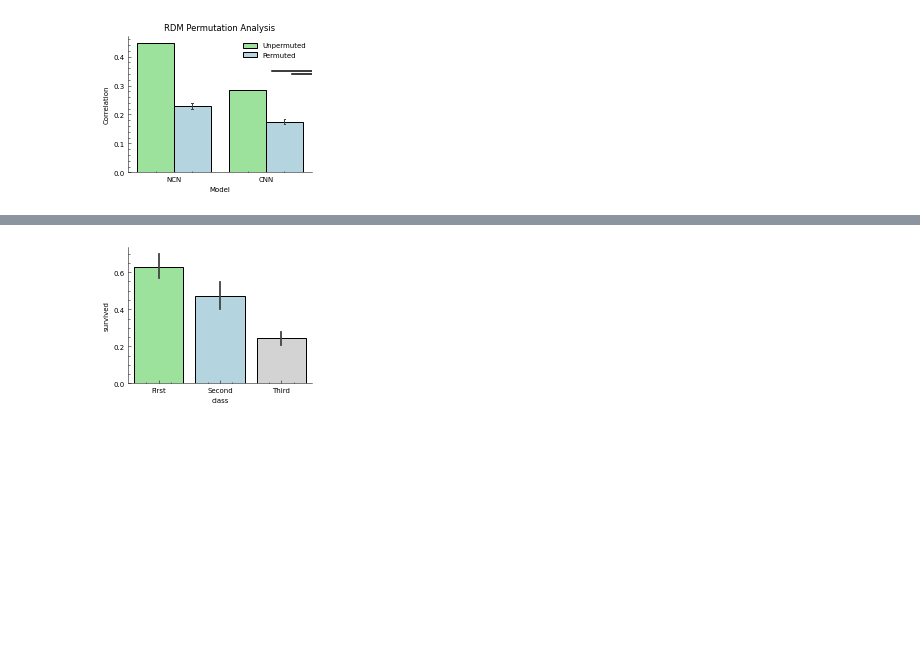
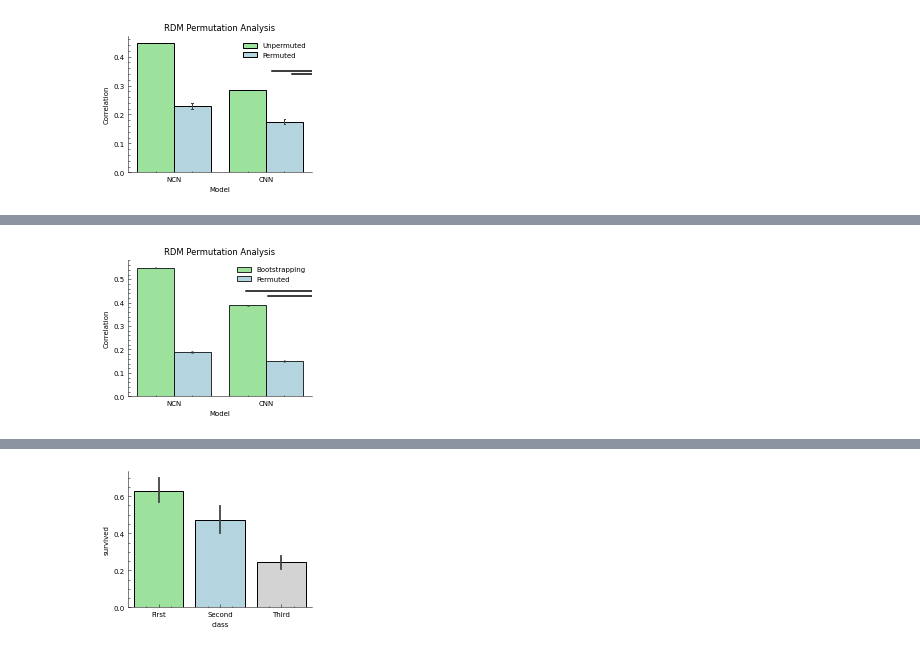
Before and after one commit to LuZeking/plotfile, a Jupyter notebook: plotfile/_scripts/bar.ipynb, the cells around one changed output, grey strips where cells are left out. Cells and saved outputs as stored; diff of their text form; code cells hidden in the pictures; blank space fills up the shorter version.

Commit message:
update bar plot

```diff
--- a/plotfile/_scripts/bar.ipynb
+++ b/plotfile/_scripts/bar.ipynb
@@ -131,0 +135,4 @@ df
+# %%
+df_boostrap = pd.read_csv("data/shuffled_bootstrapping_vs_permutation.csv") ##06_2022_results0_31bootstrapping_vs_permutation.csv")
+# df_boostrap["Condition"][:10000] = "Bootstrapping"
+df_boostrap
@@ -131,0 +153,15 @@ df
+# %%
+title = "RDM Permutation Analysis"
+ax = barplot(title = title, x="Model",y="Correlation",hue='Condition',data=df_boostrap,edgecolor = "black",linewidth=.8, capsize=.02,errwidth=.5)
+# listA = [ 0.55, 0.39]
+# listB= [0.226, 0.174]
+gaps = [0.5495846582948681,
+ 0.38873725393736747,
+ 0.18833112942713803,
+ 0.14993907936776774]
+for i in range(2):
+        ax.axhline(0.45-0.02*i,xmin=1-(gaps[i]-gaps[i+2]), xmax=1,color="black") #,color=color[i] # 0.55, 0.39 # 0.2262, 0.174 -->0.32 0.22
+# ax.set(title = "RDM Permutation Analysis among Humans, NCN and CNN")
+plt.savefig(f"figures/bootstrapping_vs_permutation.jpg",dpi=600)
+# %% [output]
+[figure, added]
```
Also changed, not shown: parts of 6 cells of this notebook, 6 other files.
